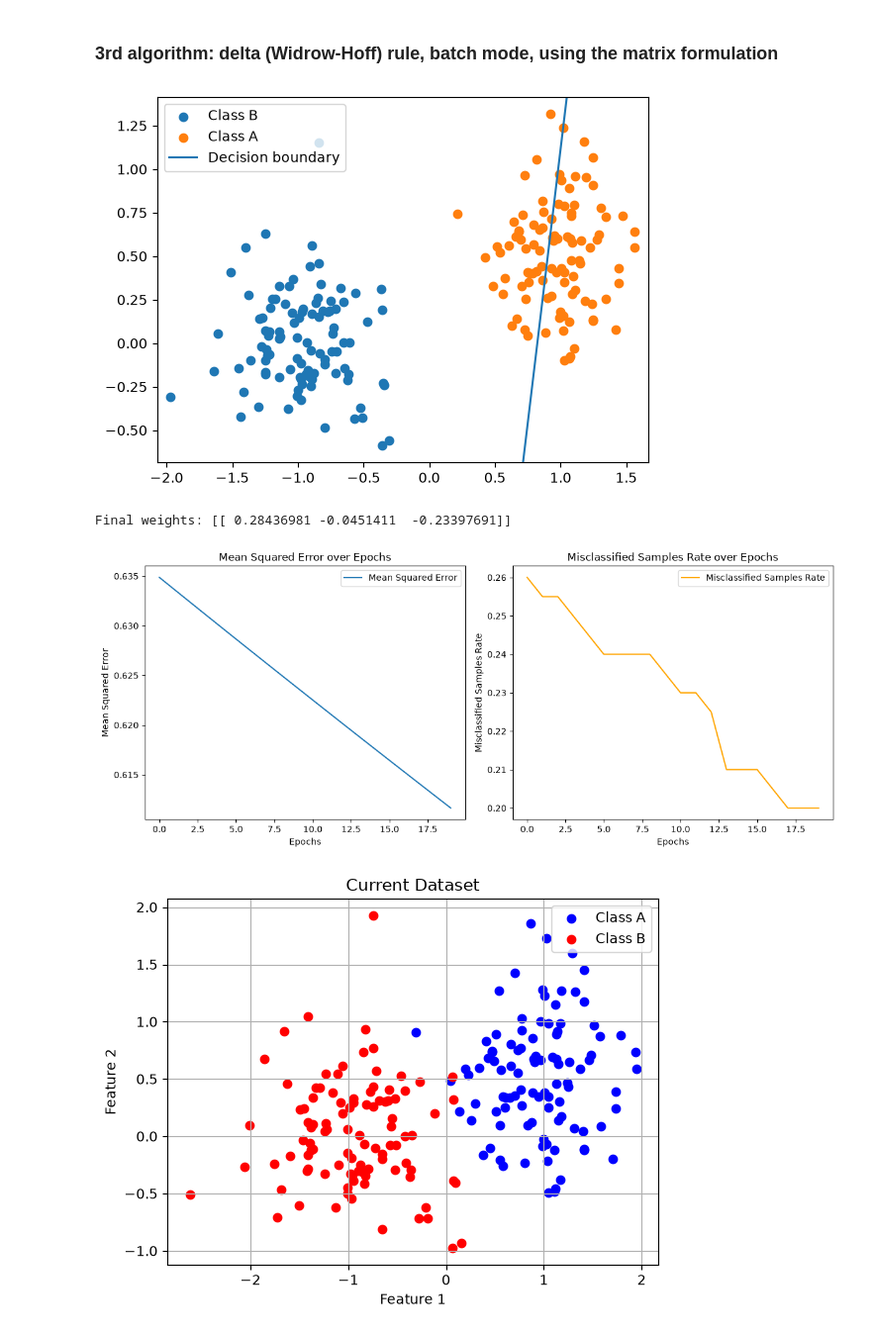
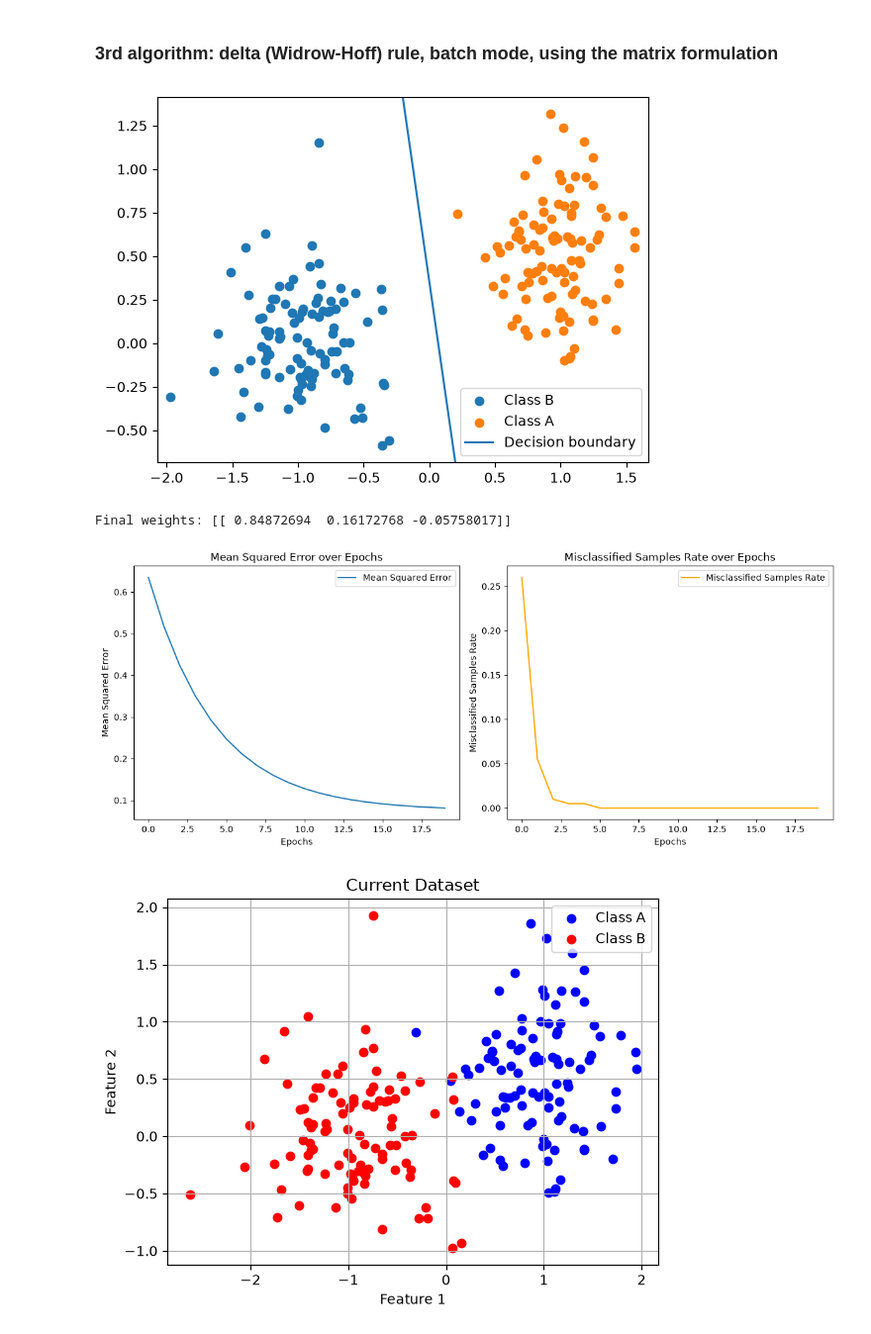
Before and after one commit to liviacardaccia02/Artificial-Neural-Networks-and-Deep-Architectures, a Jupyter notebook: lab1a/lab1a.ipynb, the cells around one changed output. Shown at 99% size. Saved outputs shown, nothing was run; the diff lists cells and outputs as text; code cells hidden in the pictures.

```diff
--- a/lab1a/lab1a.ipynb
+++ b/lab1a/lab1a.ipynb
@@ -58,19 +58,19 @@ Final weights: [[ 0.87510791  0.33216848 -0.08884849]]
 # %%
 from algorithms import DeltaRuleBatchPerceptron
 
 perceptron = DeltaRuleBatchPerceptron(
                         input_size=2,
                         output_size=1,
-                        learning_rate=0.001,
+                        learning_rate=0.1,
                         activation_function=delta_rule_activation_function)
 
 perceptron.train(X, T_delta, epochs=20)
 print("Final weights:", perceptron.weights)
 perceptron.plot_metrics()
 # %% [output]
-[figure, old version]
+[figure, new version]
-Final weights: [[ 0.28436981 -0.0451411  -0.23397691]]
+Final weights: [[ 0.84872694  0.16172768 -0.05758017]]
-[figure, old version]
+[figure, new version]
 # %%
 from data_generation import generate_non_linearly_separable_data
 plot_data(*generate_non_linearly_separable_data())
```
Also changed, not shown: parts of 5 cells of this notebook, 2 other files.
